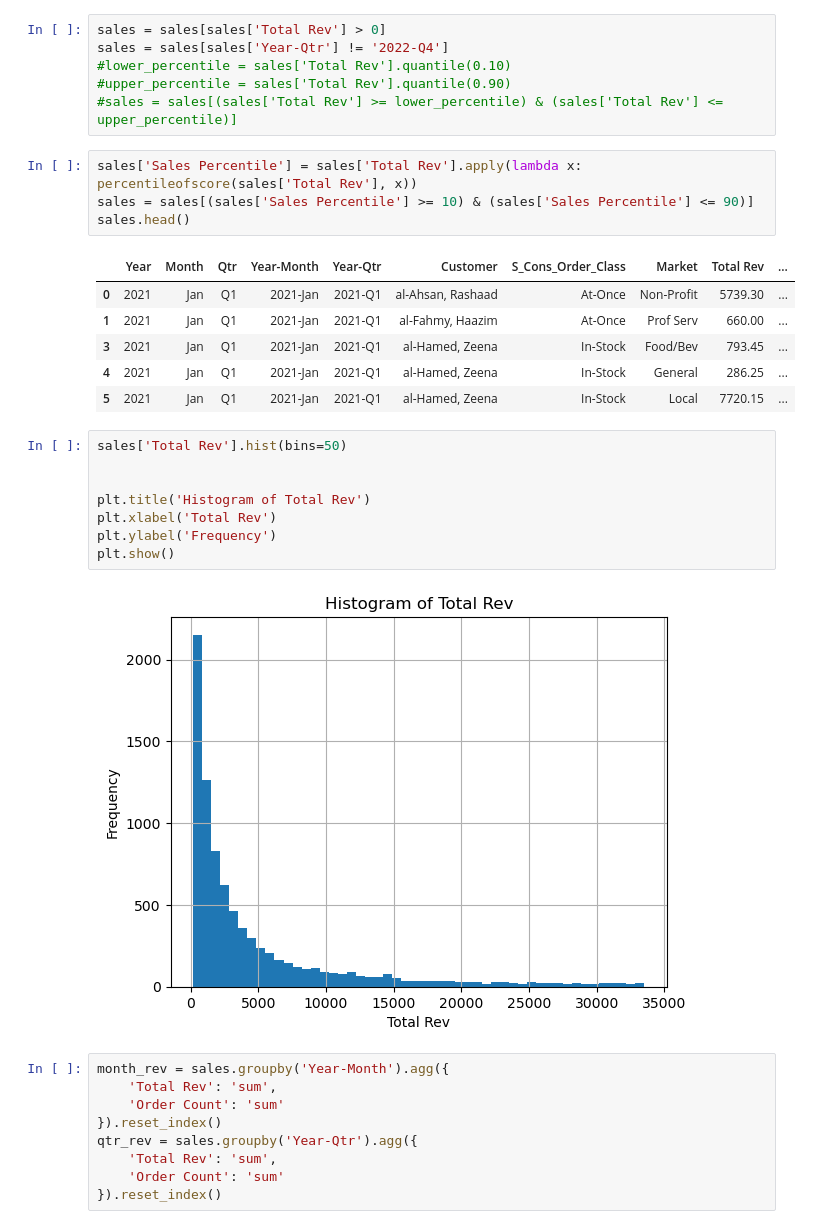
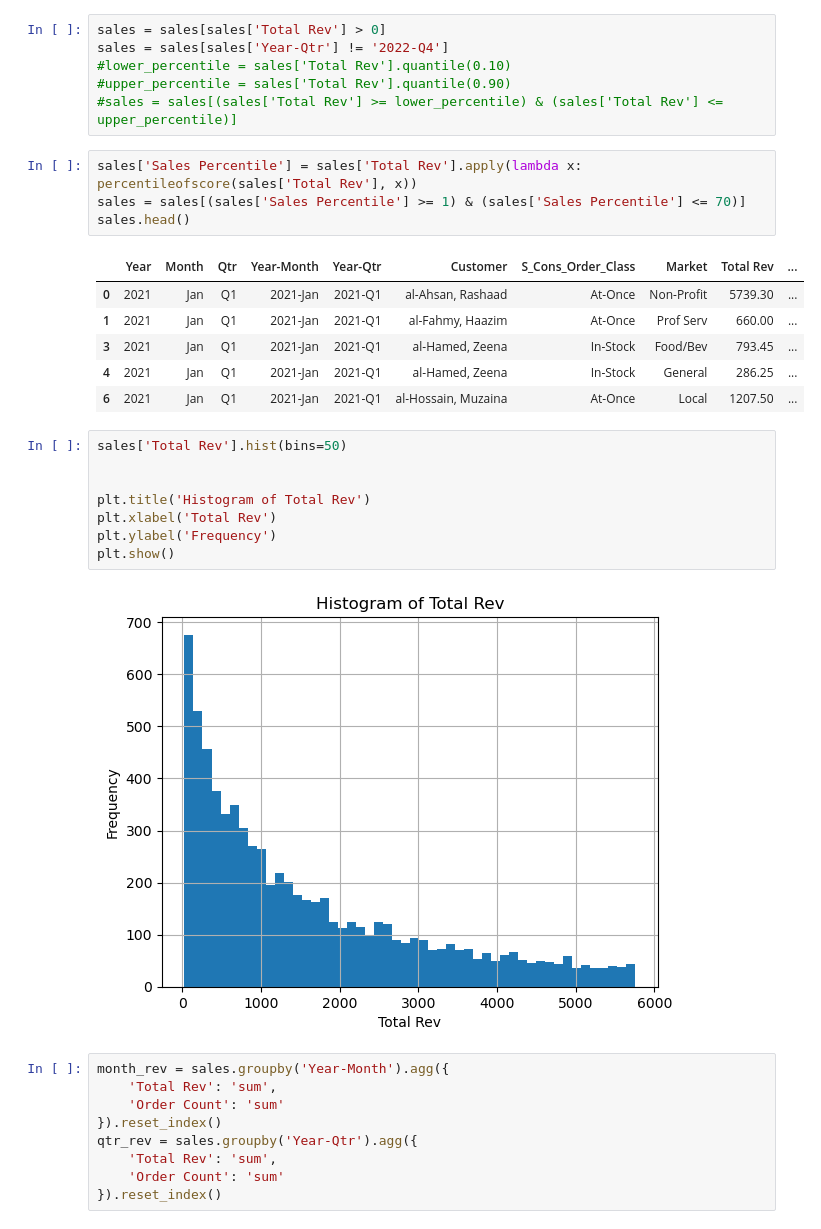
Before and after one commit to JEFFDAVISJR/macroecon-revenue-analysis, a Jupyter notebook: Python/notebook/plots_mc.ipynb, the cells around one changed output. Saved outputs shown, nothing was run; the diff lists cells and outputs as text.

```diff
--- a/Python/notebook/plots_mc.ipynb
+++ b/Python/notebook/plots_mc.ipynb
@@ -22,15 +22,15 @@ sales = sales[sales['Year-Qtr'] != '2022-Q4']
 #sales = sales[(sales['Total Rev'] >= lower_percentile) & (sales['Total Rev'] <= upper_percentile)]
 # %%
 sales['Sales Percentile'] = sales['Total Rev'].apply(lambda x: percentileofscore(sales['Total Rev'], x))
-sales = sales[(sales['Sales Percentile'] >= 10) & (sales['Sales Percentile'] <= 90)]
+sales = sales[(sales['Sales Percentile'] >= 1) & (sales['Sales Percentile'] <= 70)]
 sales.head()
 # %% [output]
 |  | Year | Month | Qtr | Year-Month | Year-Qtr | Customer | S_Cons_Order_Class | Market | Total Rev | ... |
 | 0 | 2021 | Jan | Q1 | 2021-Jan | 2021-Q1 | al-Ahsan, Rashaad | At-Once | Non-Profit | 5739.30 | ... |
 | 1 | 2021 | Jan | Q1 | 2021-Jan | 2021-Q1 | al-Fahmy, Haazim | At-Once | Prof Serv | 660.00 | ... |
 | 3 | 2021 | Jan | Q1 | 2021-Jan | 2021-Q1 | al-Hamed, Zeena | In-Stock | Food/Bev | 793.45 | ... |
 | 4 | 2021 | Jan | Q1 | 2021-Jan | 2021-Q1 | al-Hamed, Zeena | In-Stock | General | 286.25 | ... |
-| 5 | 2021 | Jan | Q1 | 2021-Jan | 2021-Q1 | al-Hamed, Zeena | In-Stock | Local | 7720.15 | ... |
+| 6 | 2021 | Jan | Q1 | 2021-Jan | 2021-Q1 | al-Hossain, Muzaina | At-Once | Local | 1207.50 | ... |
 # %%
 sales['Total Rev'].hist(bins=50)
 
@@ -40,7 +40,7 @@ plt.xlabel('Total Rev')
 plt.ylabel('Frequency')
 plt.show()
 # %% [output]
-[figure, old version]
+[figure, new version]
 # %%
 month_rev = sales.groupby('Year-Month').agg({
     'Total Rev': 'sum',
```
Also changed, not shown: parts of 15 cells of this notebook.
